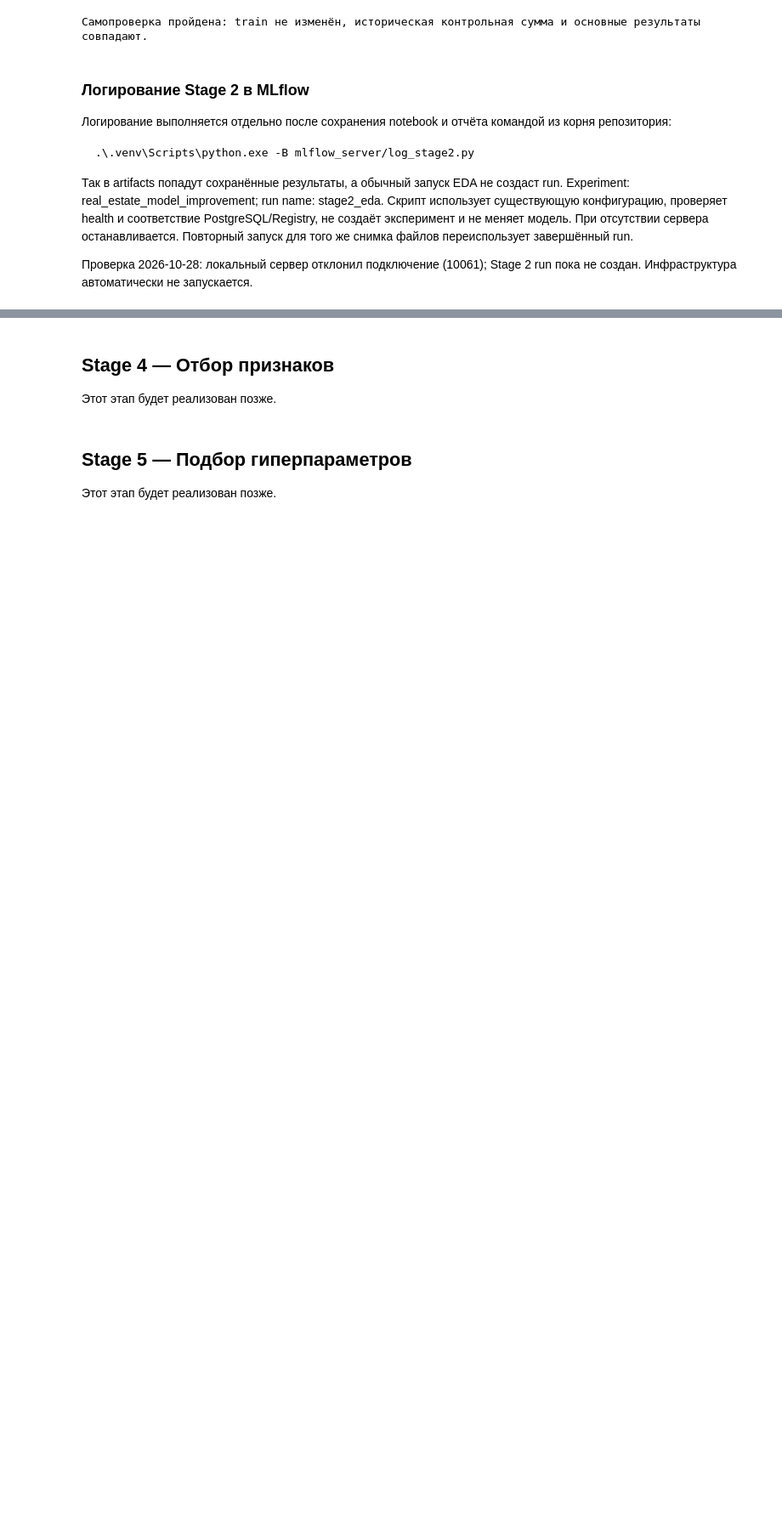
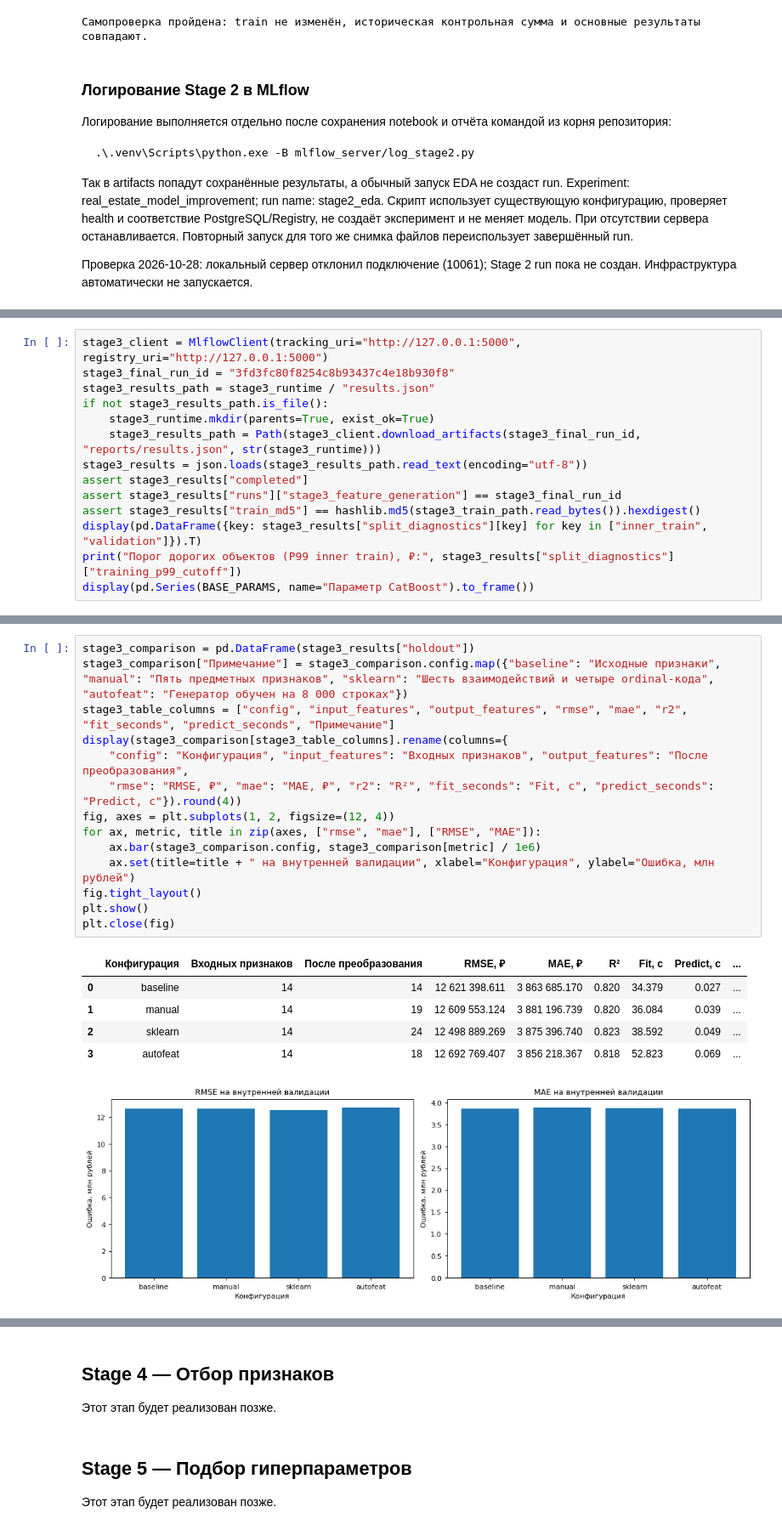
Before and after one commit to egpozd/mle-mlflow, a Jupyter notebook: model_improvement/model_improvement.ipynb, the cells around one changed output, grey strips where cells are left out. Shown at 85% size. Saved outputs shown, nothing was run; the diff lists cells and outputs as text; blank space fills up the shorter version.

Commit message:
Complete Stage 3 feature generation

```diff
--- a/model_improvement/model_improvement.ipynb
+++ b/model_improvement/model_improvement.ipynb
@@ -489,0 +548,14 @@ print("Самопроверка пройдена: train не изменён, и
+# %%
+stage3_client = MlflowClient(tracking_uri="http://127.0.0.1:5000", registry_uri="http://127.0.0.1:5000")
+stage3_final_run_id = "3fd3fc80f8254c8b93437c4e18b930f8"
+stage3_results_path = stage3_runtime / "results.json"
+if not stage3_results_path.is_file():
+    stage3_runtime.mkdir(parents=True, exist_ok=True)
+    stage3_results_path = Path(stage3_client.download_artifacts(stage3_final_run_id, "reports/results.json", str(stage3_runtime)))
+stage3_results = json.loads(stage3_results_path.read_text(encoding="utf-8"))
+assert stage3_results["completed"]
+assert stage3_results["runs"]["stage3_feature_generation"] == stage3_final_run_id
+assert stage3_results["train_md5"] == hashlib.md5(stage3_train_path.read_bytes()).hexdigest()
+display(pd.DataFrame({key: stage3_results["split_diagnostics"][key] for key in ["inner_train", "validation"]}).T)
+print("Порог дорогих объектов (P99 inner train), ₽:", stage3_results["split_diagnostics"]["training_p99_cutoff"])
+display(pd.Series(BASE_PARAMS, name="Параметр CatBoost").to_frame())
@@ -489,0 +658,21 @@ print("Самопроверка пройдена: train не изменён, и
+# %%
+stage3_comparison = pd.DataFrame(stage3_results["holdout"])
+stage3_comparison["Примечание"] = stage3_comparison.config.map({"baseline": "Исходные признаки", "manual": "Пять предметных признаков", "sklearn": "Шесть взаимодействий и четыре ordinal-кода", "autofeat": "Генератор обучен на 8 000 строках"})
+stage3_table_columns = ["config", "input_features", "output_features", "rmse", "mae", "r2", "fit_seconds", "predict_seconds", "Примечание"]
+display(stage3_comparison[stage3_table_columns].rename(columns={
+    "config": "Конфигурация", "input_features": "Входных признаков", "output_features": "После преобразования",
+    "rmse": "RMSE, ₽", "mae": "MAE, ₽", "r2": "R²", "fit_seconds": "Fit, с", "predict_seconds": "Predict, с"}).round(4))
+fig, axes = plt.subplots(1, 2, figsize=(12, 4))
+for ax, metric, title in zip(axes, ["rmse", "mae"], ["RMSE", "MAE"]):
+    ax.bar(stage3_comparison.config, stage3_comparison[metric] / 1e6)
+    ax.set(title=title + " на внутренней валидации", xlabel="Конфигурация", ylabel="Ошибка, млн рублей")
+fig.tight_layout()
+plt.show()
+plt.close(fig)
+# %% [output]
+|  | Конфигурация | Входных признаков | После преобразования | RMSE, ₽ | MAE, ₽ | R² | Fit, с | Predict, с | ... |
+| 0 | baseline | 14 | 14 | 12 621 398.611 | 3 863 685.170 | 0.820 | 34.379 | 0.027 | ... |
+| 1 | manual | 14 | 19 | 12 609 553.124 | 3 881 196.739 | 0.820 | 36.084 | 0.039 | ... |
+| 2 | sklearn | 14 | 24 | 12 498 889.269 | 3 875 396.740 | 0.823 | 38.592 | 0.049 | ... |
+| 3 | autofeat | 14 | 18 | 12 692 769.407 | 3 856 218.367 | 0.818 | 52.823 | 0.069 | ... |
+[figure, added]
```
Also changed, not shown: parts of 18 cells of this notebook, 3 other files.
